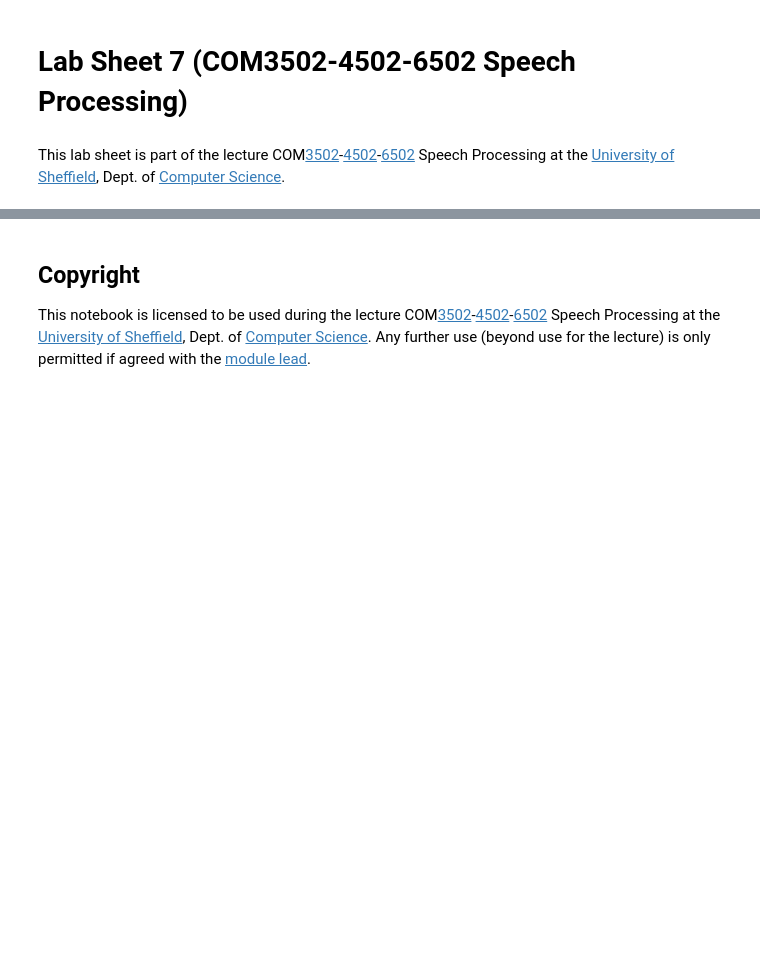
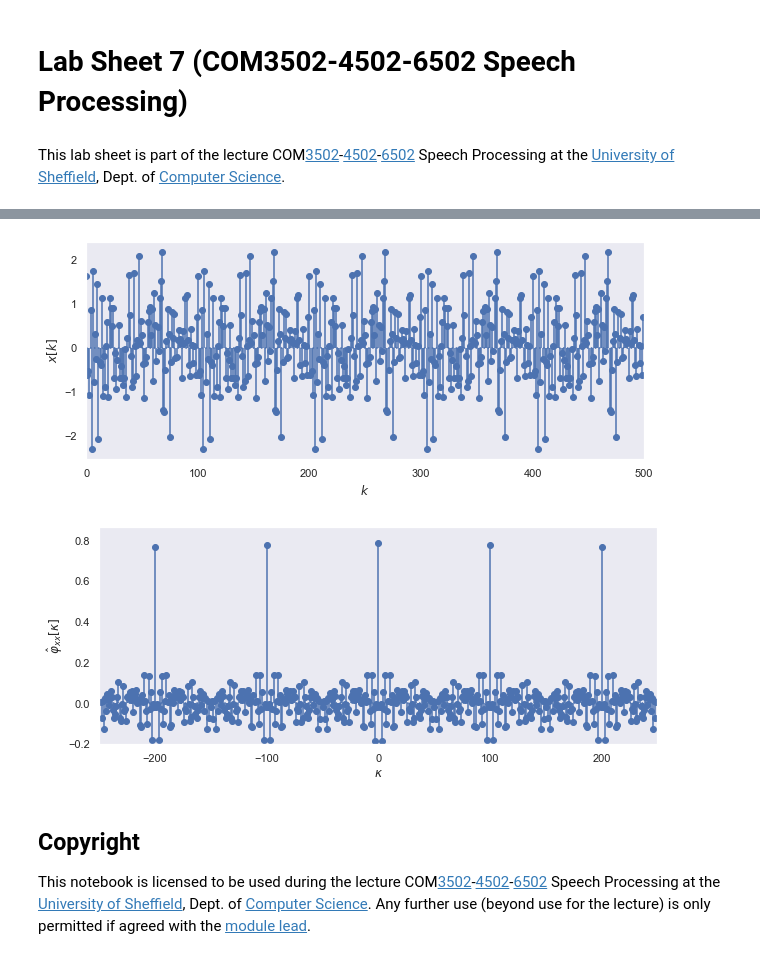
Before and after one commit to sap-shef/SpeechProcesssingLab, a Jupyter notebook: Lab-Sheets/Lab-Sheet-7.ipynb, the cells around one changed output, grey strips where cells are left out. Drawn from its saved outputs; the diff is of its cells as text; code cells hidden in the pictures; blank space fills up the shorter version.

```diff
--- a/Lab-Sheets/Lab-Sheet-7.ipynb
+++ b/Lab-Sheets/Lab-Sheet-7.ipynb
@@ -15,3 +96,49 @@ import numpy as np               # math
+# %%
+N = 8000 # total length of signal
+P = 100  # period
+
+# generate periodic random signal
+np.random.seed(1)
+x0 = np.random.normal(size=P)
+x  = np.tile(x0, N//P)
+
+plt.figure(figsize=(10, 4))
+plt.stem(x[:2*K], basefmt='C0:', use_line_collection=True)
+plt.xlim(0, 2*K)
+plt.xlabel(r'$k$')
+plt.ylabel(r'$x[k]$')
+plt.grid()
+
+
+
+
+
+K = 250  # upper/lower limit for lag in ACF
+
+
+
+# compute and truncate ACF
+acf = 1/len(x) * np.correlate(x, x, mode='full')
+acf = acf[(len(x)-1)-(K-1):(len(x)-1)+K]
+kappa = np.arange(-(K-1), K)
+
+# plot signal and its ACF
+plt.figure(figsize=(10, 4))
+plt.stem(x[:2*K], basefmt='C0:', use_line_collection=True)
+plt.xlim(0, 2*K)
+plt.xlabel(r'$k$')
+plt.ylabel(r'$x[k]$')
+plt.grid()
+
+plt.figure(figsize=(10, 4))
+plt.stem(kappa, acf, basefmt='C0:', use_line_collection=True)
+plt.xlabel(r'$\kappa$')
+plt.ylabel(r'$\hat{\varphi}_{xx}[\kappa]$')
+plt.axis([-K, K, 1.1*min(acf), 1.1*max(acf)])
+plt.grid()
+# %% [output]
+[figure, added]
+[figure, added]
 # %% [markdown]
 ## Copyright
 
```
Also changed, not shown: parts of 6 cells of this notebook, 1 other file.
